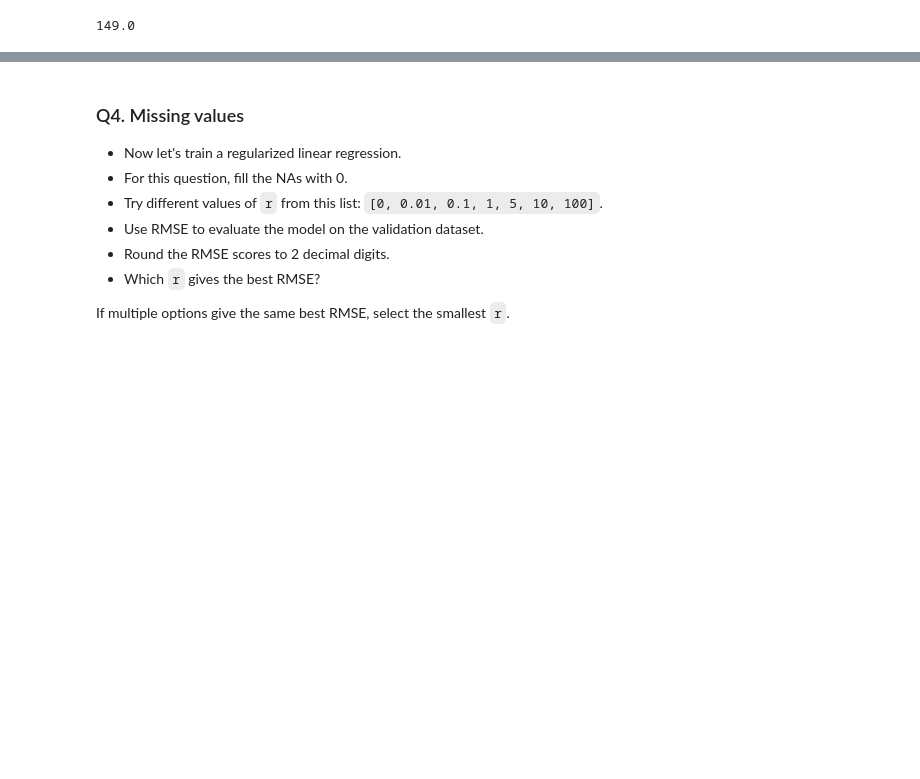
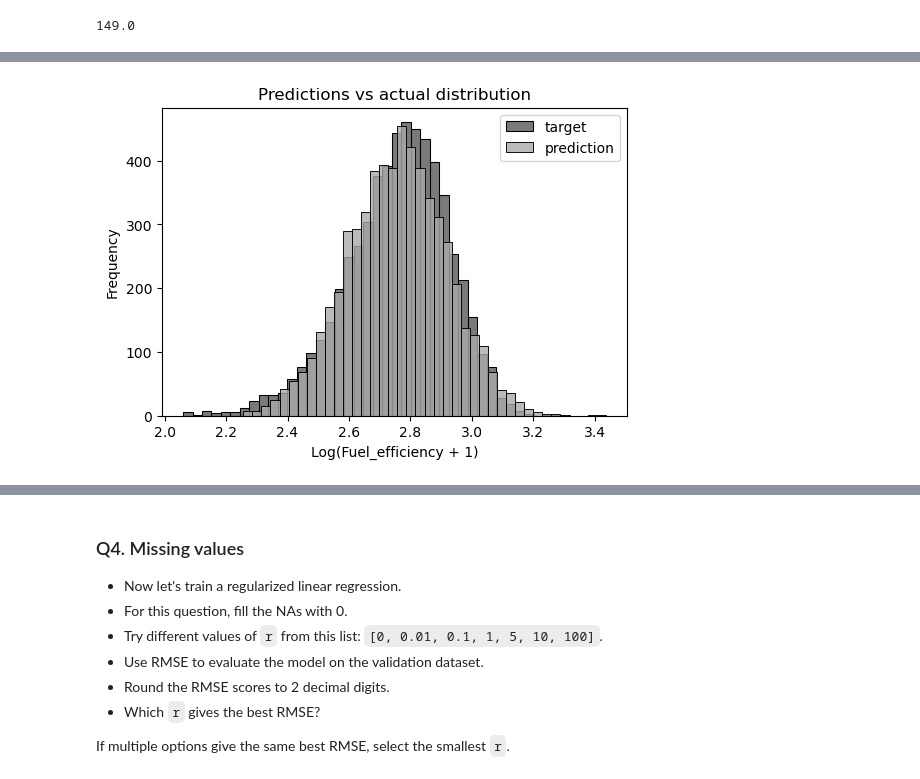
Before and after one commit to CHINEDU-UZORUE/MLZoomcamp, a Jupyter notebook: Homework_1/02_homework.ipynb, the cells around one changed output, grey strips where cells are left out. Cells and saved outputs as stored; diff of their text form; code cells hidden in the pictures; blank space fills up the shorter version.

```diff
--- a/Homework_1/02_homework.ipynb
+++ b/Homework_1/02_homework.ipynb
@@ -87,0 +124,12 @@ df['horsepower'] = df['horsepower'].fillna(df['horsepower']).mean()
+# %%
+# Define linear regression method
+
+def train_linear_regression(X, y):
+    ones = np.ones(X.shape[0])
+    X = np.column_stack([ones, X])
+
+    XTX = X.T.dot(X)
+    XTX_inv = np.linalg.inv(XTX)
+    w = XTX_inv.dot(X.T).dot(y)
+
+    return w[0], w[1:]
@@ -87,0 +153,32 @@ df['horsepower'] = df['horsepower'].fillna(df['horsepower']).mean()
+# %%
+cols2 = ['engine_displacement', 'horsepower', 'vehicle_weight', 'model_year']
+# %%
+# Option 1: Filling with 0
+
+def prepare_X_0(df):
+    df_num = df[cols2]
+    df_num = df_num.fillna(0)
+    X = df_num.values
+    return X
+
+X_train_0 = prepare_X_0(df_train)
+w_0, w = train_linear_regression(X_train_0, y_train)
+# %%
+y_pred_0 = w_0 + X_train_0.dot(w)
+# %%
+# Histogram plot of target and predictions for Option 1
+
+plt.figure(figsize=(6, 4))
+
+sns.histplot(y_train, label='target', color='#222222', alpha=0.6, bins=40)
+sns.histplot(y_pred_0, label='prediction', color='#aaaaaa', alpha=0.8, bins=40)
+
+plt.legend()
+
+plt.ylabel('Frequency')
+plt.xlabel('Log(Fuel_efficiency + 1)')
+plt.title('Predictions vs actual distribution')
+
+plt.show()
+# %% [output]
+[figure, added]
```
Also changed, not shown: parts of 21 cells of this notebook.
